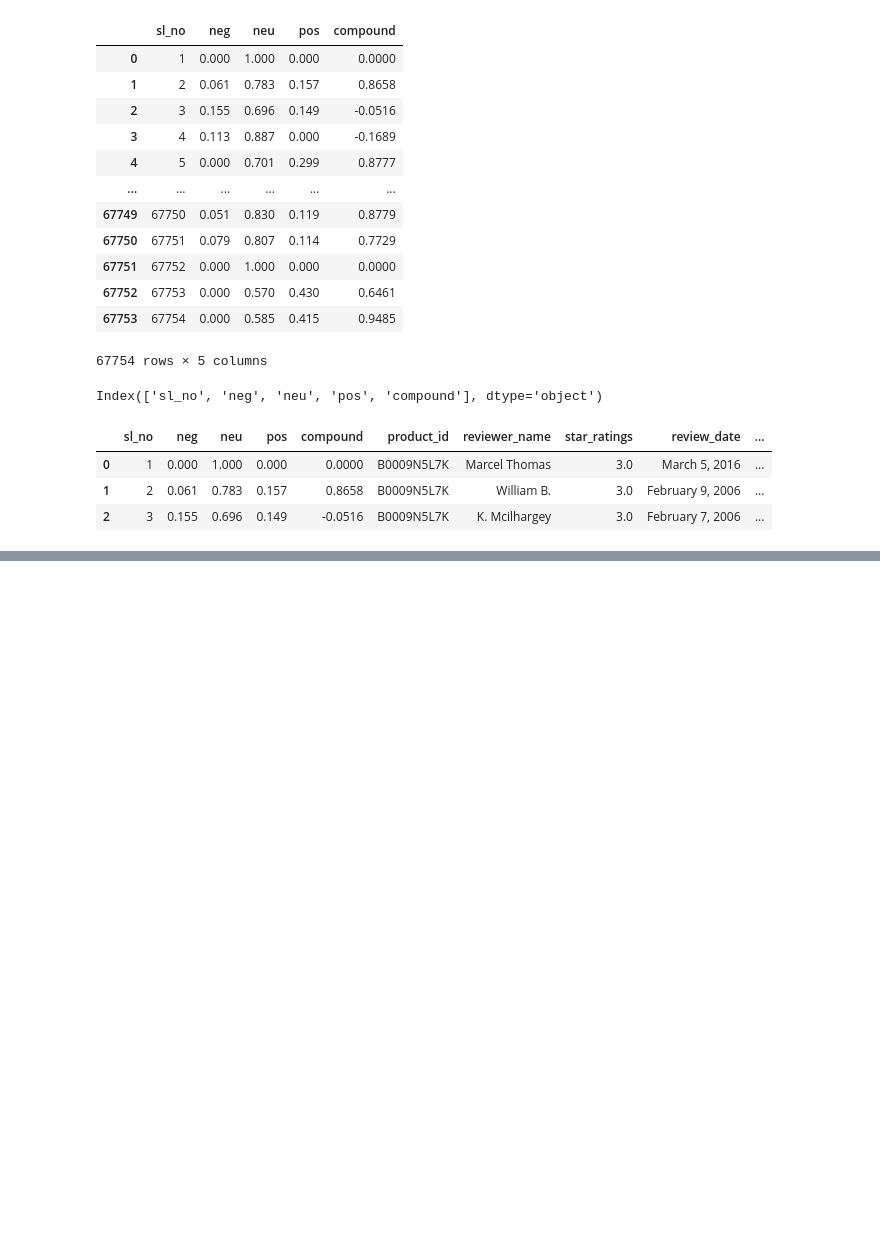
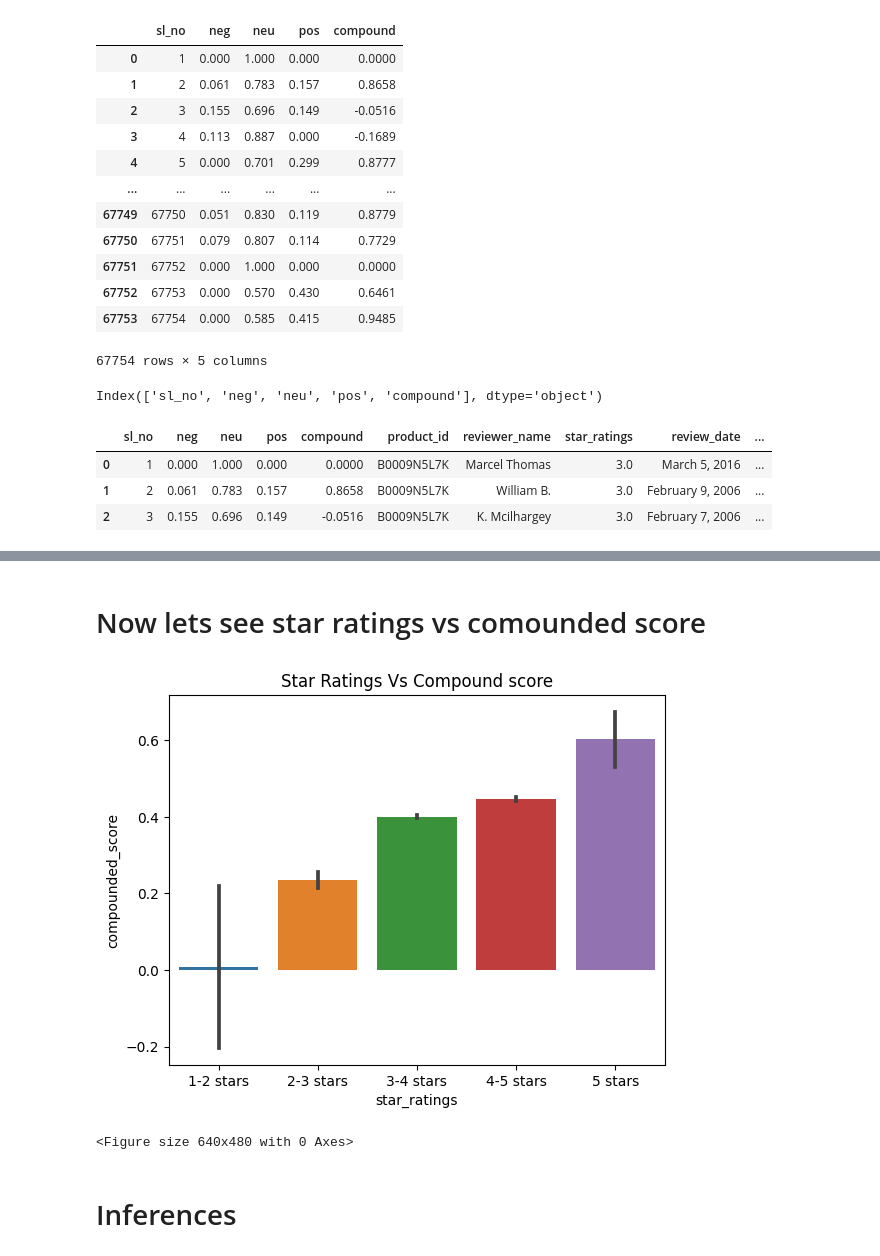
Before and after one commit to shrivatsashetty/Projects, a Jupyter notebook: Smartphone_Review_Analysis.ipynb, the cells around one changed output, grey strips where cells are left out. Saved outputs shown, nothing was run; the diff lists cells and outputs as text; code cells hidden in the pictures; blank space fills up the shorter version.

```diff
--- a/Smartphone_Review_Analysis.ipynb
+++ b/Smartphone_Review_Analysis.ipynb
@@ -513,0 +724,17 @@ review_table.head(3)
+# %% [markdown]
+# Now lets see star ratings vs comounded score
+# %%
+# we plot a barplot
+vader_plot = sns.barplot(data=review_table, x = 'star_rating_category', y = 'compounded_score')
+
+vader_plot.set(xlabel = 'star_ratings', ylabel = 'compounded_score')
+
+plt.title('Star Ratings Vs Compound score')
+
+plt.show()
+plt.tight_layout() # to fit the plot properly
+# %% [output]
+[figure, added]
+<Figure size 640x480 with 0 Axes>
+# %% [markdown]
+# Inferences
```
Also changed, not shown: parts of 47 cells of this notebook.
